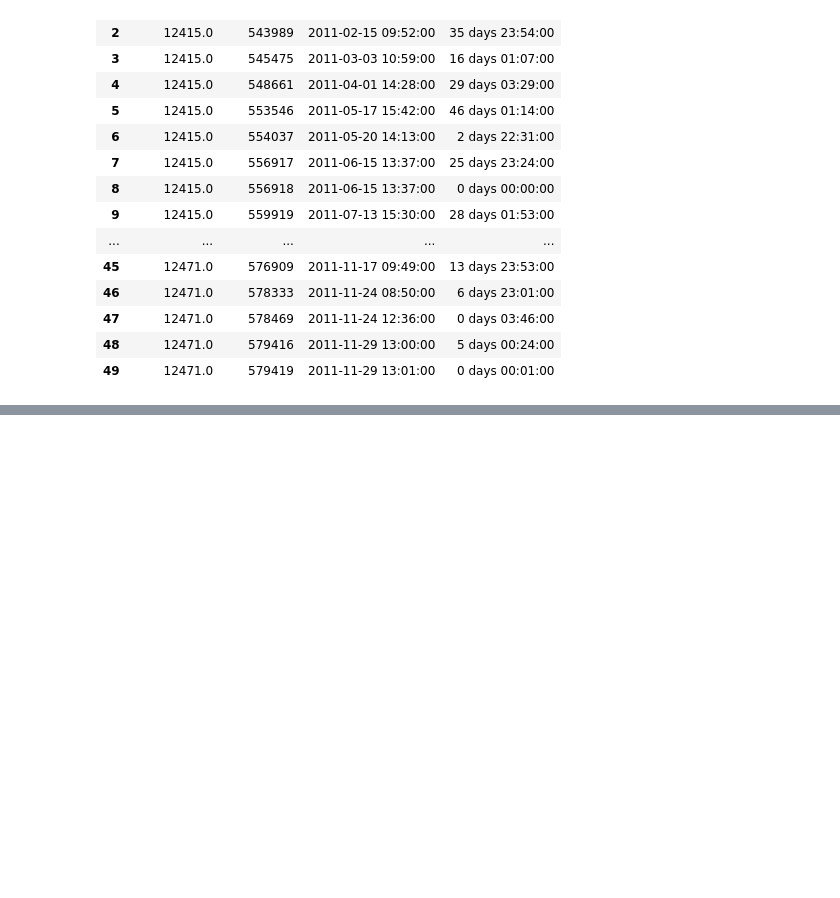
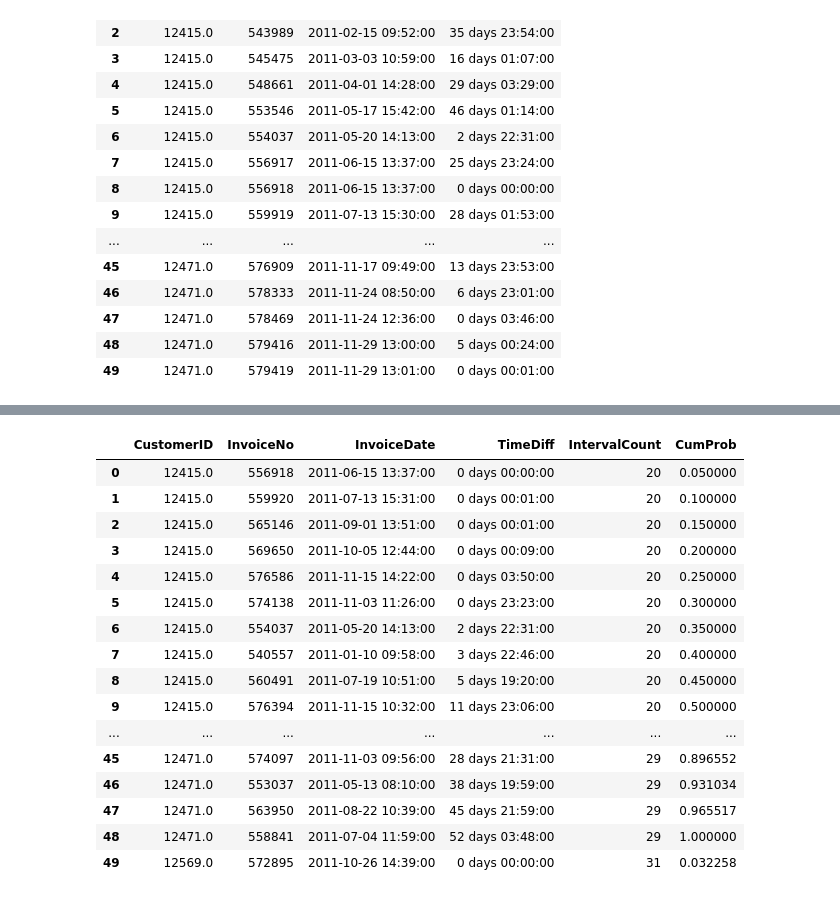
Before and after one commit to sungchien/ecommerce, a Jupyter notebook: 12-customer-churn-detection.ipynb, the cells around one changed output, grey strips where cells are left out. Saved outputs shown, nothing was run; the diff lists cells and outputs as text; code cells hidden in the pictures; blank space fills up the shorter version.

```diff
--- a/12-customer-churn-detection.ipynb
+++ b/12-customer-churn-detection.ipynb
@@ -124,2 +142,4 @@ mc_freq = mc_freq.dropna(subset=["TimeDiff"])
 # %%
-mc_freqcount = mc_freq.groupby("CustomerID").agg({"InvoiceDate": "count"}).reset_index()
+# 每位顧客的交易時間間隔次數
+mc_intervalcount = mc_freq.groupby("CustomerID").agg({"InvoiceDate": "count"}).reset_index()\
+.rename(columns={"InvoiceDate": "IntervalCount"})
@@ -139,0 +146,3 @@ Name: InvoiceDate, Length: 99, dtype: int64
+# %%
+# 將mc_freq與mc_intervalcount合併，使mc_freq取得每位顧客的交易時間間隔次數
+mc_freq = mc_freq.merge(mc_intervalcount, how="left", on=["CustomerID"])
@@ -139,0 +158,2 @@ Name: InvoiceDate, Length: 99, dtype: int64
+# %%
+mc_freq = mc_freq.assign(CumProb=1/mc_freq.IntervalCount)
@@ -139,0 +169,22 @@ Name: InvoiceDate, Length: 99, dtype: int64
+# %%
+mc_freq.CumProb = mc_freq.groupby("CustomerID").CumProb.cumsum()
+# %%
+mc_freq.head(50)
+# %% [output]
+|  | CustomerID | InvoiceNo | InvoiceDate | TimeDiff | IntervalCount | CumProb |
+| 0 | 12415.0 | 556918 | 2011-06-15 13:37:00 | 0 days 00:00:00 | 20 | 0.050000 |
+| 1 | 12415.0 | 559920 | 2011-07-13 15:31:00 | 0 days 00:01:00 | 20 | 0.100000 |
+| 2 | 12415.0 | 565146 | 2011-09-01 13:51:00 | 0 days 00:01:00 | 20 | 0.150000 |
+| 3 | 12415.0 | 569650 | 2011-10-05 12:44:00 | 0 days 00:09:00 | 20 | 0.200000 |
+| 4 | 12415.0 | 576586 | 2011-11-15 14:22:00 | 0 days 03:50:00 | 20 | 0.250000 |
+| 5 | 12415.0 | 574138 | 2011-11-03 11:26:00 | 0 days 23:23:00 | 20 | 0.300000 |
+| 6 | 12415.0 | 554037 | 2011-05-20 14:13:00 | 2 days 22:31:00 | 20 | 0.350000 |
+| 7 | 12415.0 | 540557 | 2011-01-10 09:58:00 | 3 days 22:46:00 | 20 | 0.400000 |
+| 8 | 12415.0 | 560491 | 2011-07-19 10:51:00 | 5 days 19:20:00 | 20 | 0.450000 |
+| 9 | 12415.0 | 576394 | 2011-11-15 10:32:00 | 11 days 23:06:00 | 20 | 0.500000 |
+| ... | ... | ... | ... | ... | ... | ... |
+| 45 | 12471.0 | 574097 | 2011-11-03 09:56:00 | 28 days 21:31:00 | 29 | 0.896552 |
+| 46 | 12471.0 | 553037 | 2011-05-13 08:10:00 | 38 days 19:59:00 | 29 | 0.931034 |
+| 47 | 12471.0 | 563950 | 2011-08-22 10:39:00 | 45 days 21:59:00 | 29 | 0.965517 |
+| 48 | 12471.0 | 558841 | 2011-07-04 11:59:00 | 52 days 03:48:00 | 29 | 1.000000 |
+| 49 | 12569.0 | 572895 | 2011-10-26 14:39:00 | 0 days 00:00:00 | 31 | 0.032258 |
```
Also changed, not shown: parts of 9 cells of this notebook.
